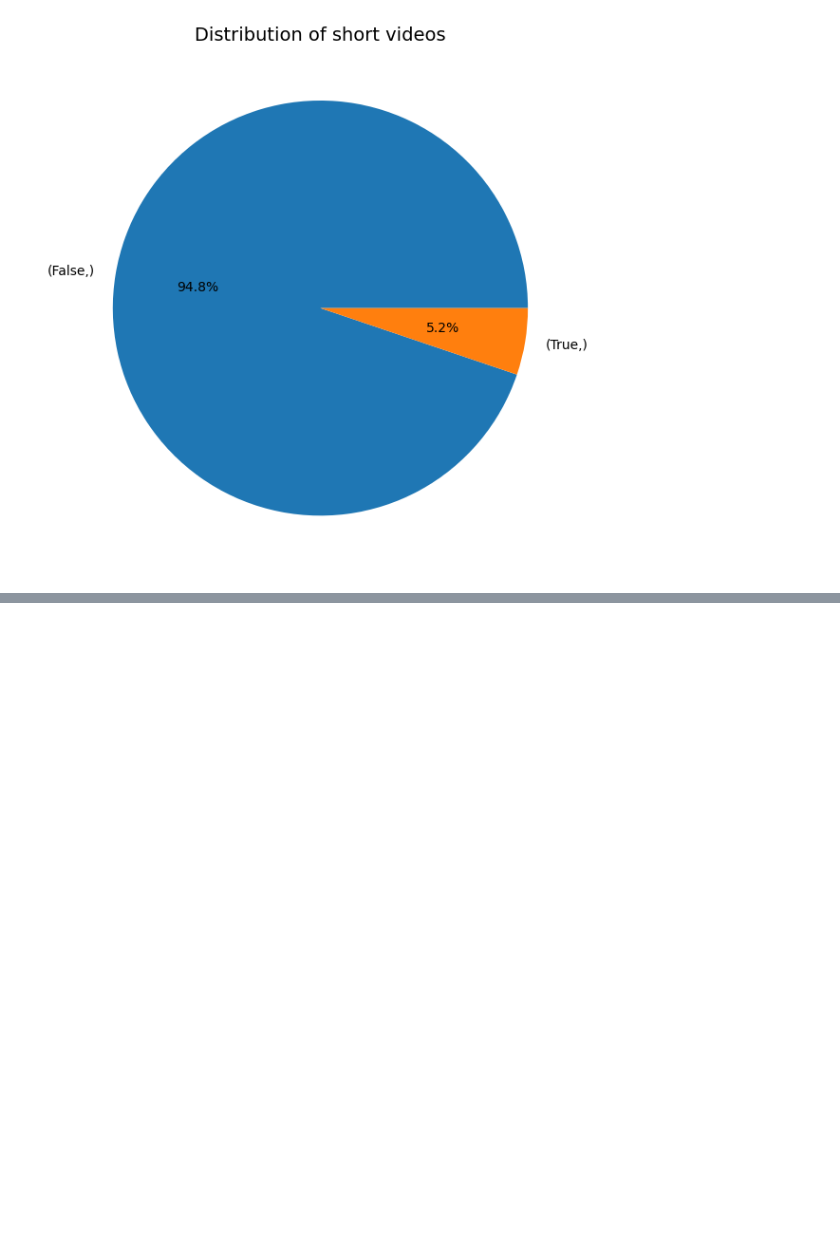
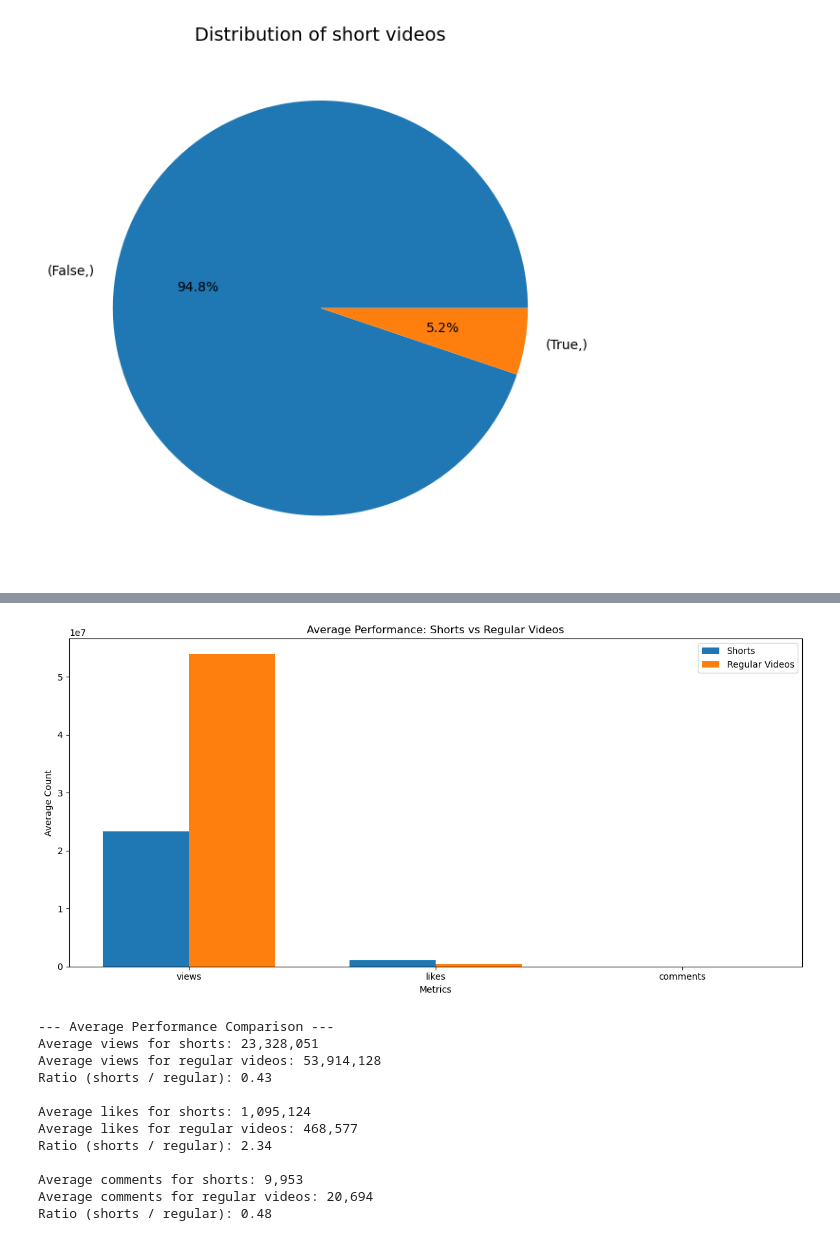
Before and after one commit to TrunkiEnqark/Taylor-Swift-Channel-EDA, a Jupyter notebook: eda.ipynb, the cells around one changed output, grey strips where cells are left out. Drawn from its saved outputs; the diff is of its cells as text; code cells hidden in the pictures; blank space fills up the shorter version.

```diff
--- a/eda.ipynb
+++ b/eda.ipynb
@@ -155,0 +241,43 @@ plt.show()
+# %%
+# Compare average performance of shorts vs regular videos
+metrics = ['views', 'likes', 'comments']
+avg_shorts = shorts[metrics].mean()
+avg_regular = regular_videos[metrics].mean()
+
+plt.figure(figsize=(12, 6))
+bar_width = 0.35
+index = range(len(metrics))
+
+plt.bar(index, avg_shorts, bar_width, label='Shorts')
+plt.bar([i + bar_width for i in index], avg_regular, bar_width, label='Regular Videos')
+
+plt.xlabel('Metrics')
+plt.ylabel('Average Count')
+plt.title('Average Performance: Shorts vs Regular Videos')
+plt.xticks([i + bar_width/2 for i in index], metrics)
+plt.legend()
+
+plt.tight_layout()
+plt.show()
+
+# Print average performance comparison
+print("\n--- Average Performance Comparison ---")
+for metric in metrics:
+    print(f"Average {metric} for shorts: {avg_shorts[metric]:,.0f}")
+    print(f"Average {metric} for regular videos: {avg_regular[metric]:,.0f}")
+    print(f"Ratio (shorts / regular): {avg_shorts[metric] / avg_regular[metric]:.2f}")
+    print()
+# %% [output]
+[figure, added]
+--- Average Performance Comparison ---
+Average views for shorts: 23,328,051
+Average views for regular videos: 53,914,128
+Ratio (shorts / regular): 0.43
+
+Average likes for shorts: 1,095,124
+Average likes for regular videos: 468,577
+Ratio (shorts / regular): 2.34
+
+Average comments for shorts: 9,953
+Average comments for regular videos: 20,694
+Ratio (shorts / regular): 0.48
```
Also changed, not shown: parts of 11 cells of this notebook.
